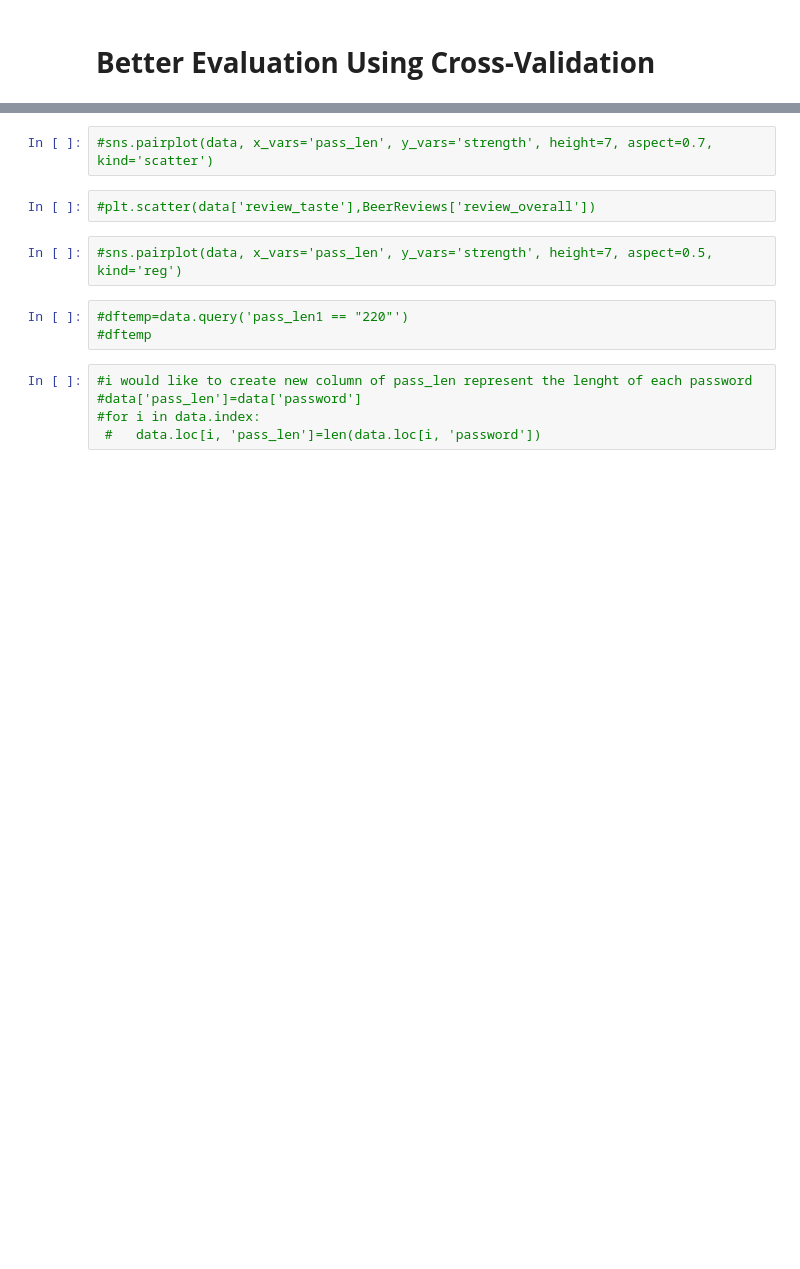
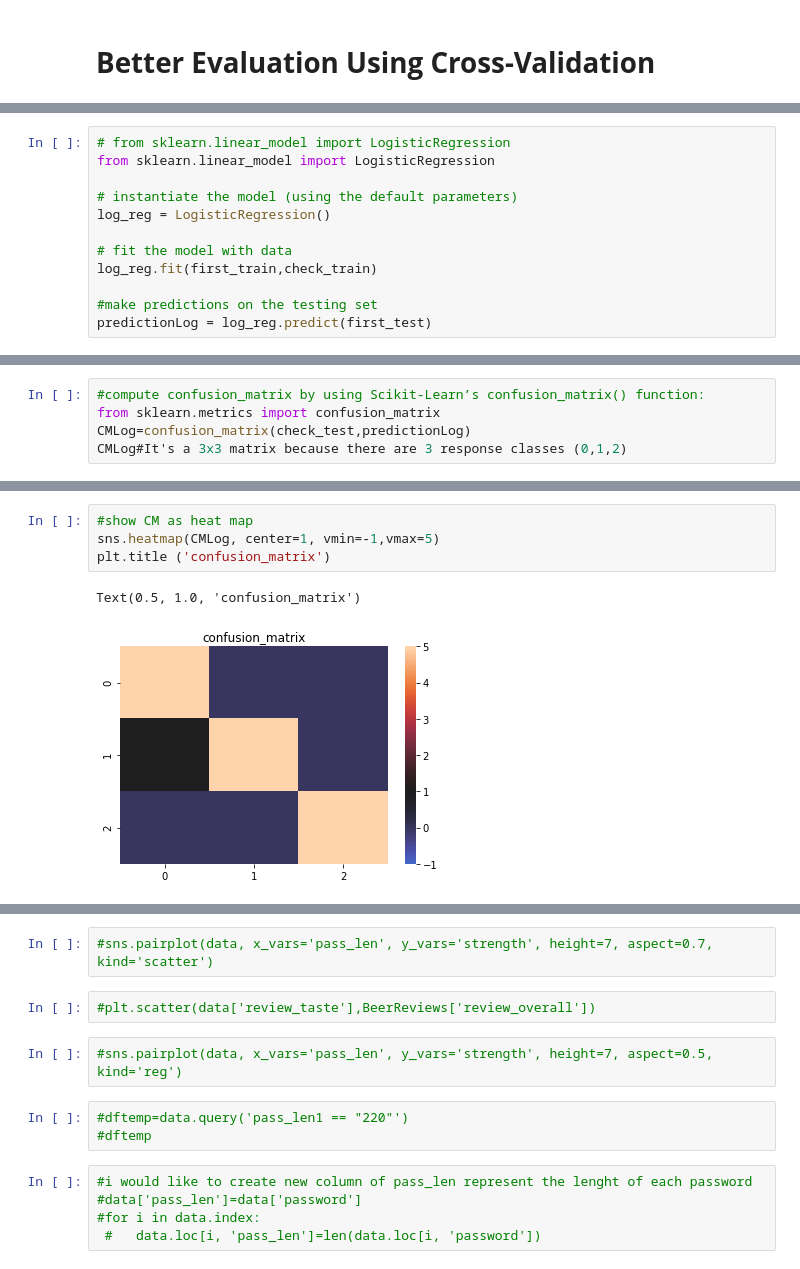
Before and after one commit to yuvalTrip/FinalProject, a Jupyter notebook: Final Project-N.N.3-Classification.ipynb, the cells around one changed output, grey strips where cells are left out. Drawn from its saved outputs; the diff is of its cells as text; blank space fills up the shorter version.

```diff
--- a/Final Project-N.N.3-Classification.ipynb
+++ b/Final Project-N.N.3-Classification.ipynb
@@ -616,0 +786,12 @@ score
+# %%
+# from sklearn.linear_model import LogisticRegression
+from sklearn.linear_model import LogisticRegression
+
+# instantiate the model (using the default parameters)
+log_reg = LogisticRegression()
+
+# fit the model with data
+log_reg.fit(first_train,check_train)
+
+#make predictions on the testing set
+predictionLog = log_reg.predict(first_test)
@@ -616,0 +808,5 @@ score
+# %%
+#compute confusion_matrix by using Scikit-Learn’s confusion_matrix() function:
+from sklearn.metrics import confusion_matrix
+CMLog=confusion_matrix(check_test,predictionLog)
+CMLog#It's a 3x3 matrix because there are 3 response classes (0,1,2)
@@ -616,0 +821,7 @@ score
+# %%
+#show CM as heat map
+sns.heatmap(CMLog, center=1, vmin=-1,vmax=5)
+plt.title ('confusion_matrix')
+# %% [output]
+Text(0.5, 1.0, 'confusion_matrix')
+[figure, added]
```
Also changed, not shown: parts of 66 cells of this notebook.
